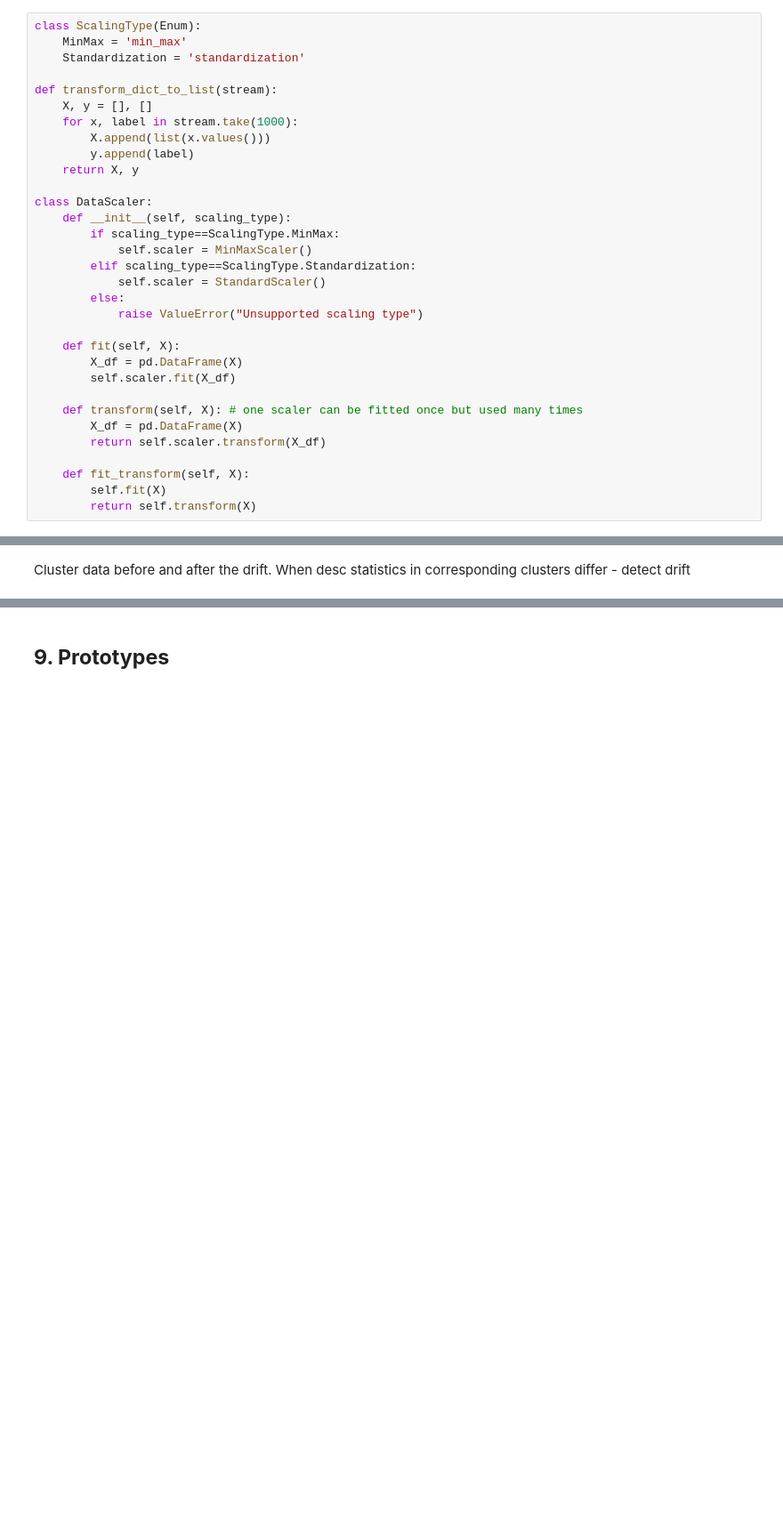
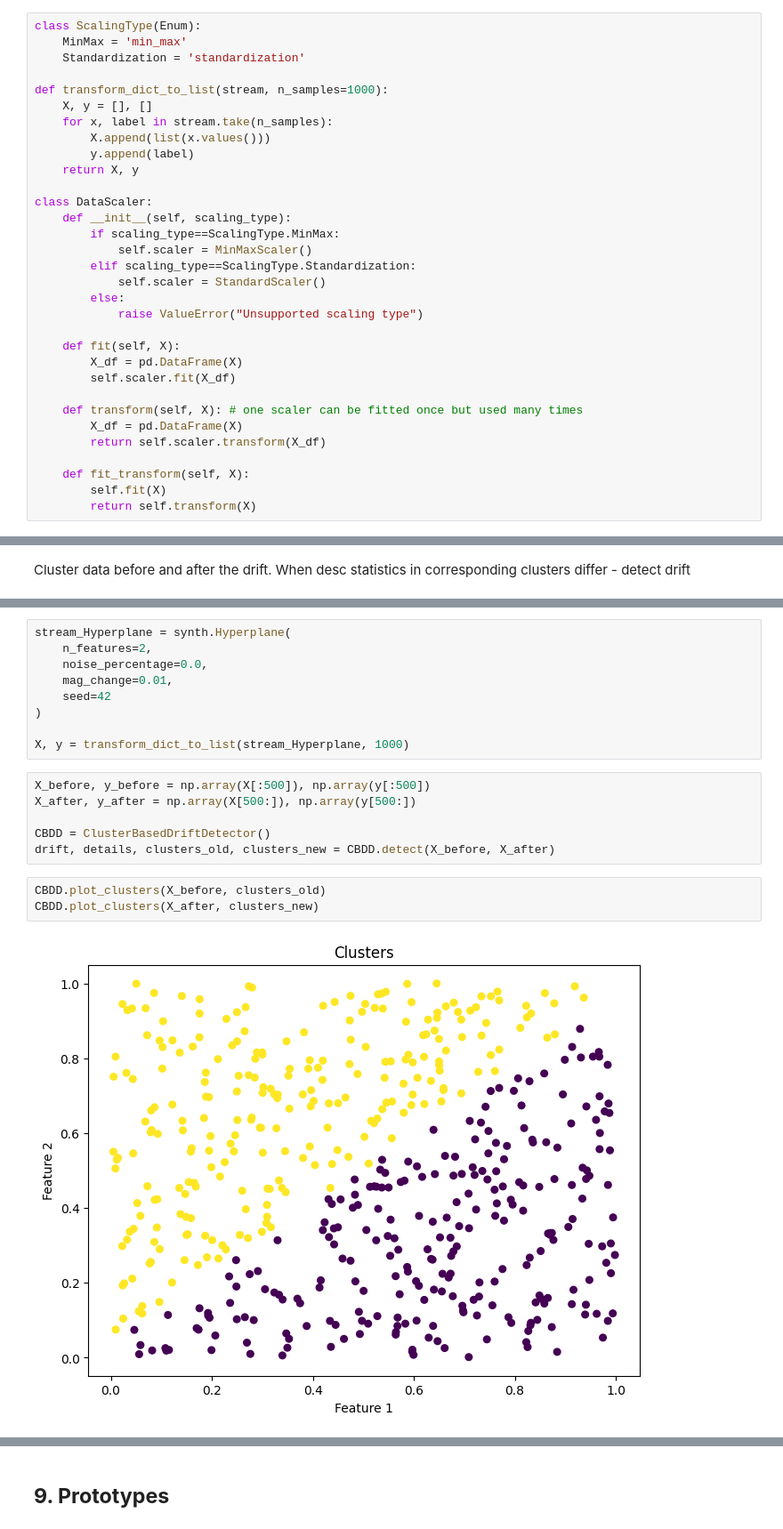
Before and after one commit to KubaCzech/DriftDetectionWithExplainableAI, a Jupyter notebook: data_drift.ipynb, the cells around one changed output, grey strips where cells are left out. Shown at 89% size. Saved outputs shown, nothing was run; the diff lists cells and outputs as text; blank space fills up the shorter version.

```diff
--- a/data_drift.ipynb
+++ b/data_drift.ipynb
@@ -126,9 +130,9 @@ class ScalingType(Enum):
     MinMax = 'min_max'
     Standardization = 'standardization'
 
-def transform_dict_to_list(stream):
+def transform_dict_to_list(stream, n_samples=1000):
     X, y = [], []
-    for x, label in stream.take(1000):
+    for x, label in stream.take(n_samples):
         X.append(list(x.values()))
         y.append(label)
     return X, y
@@ -552,3 +667,23 @@ class ClusterBasedDriftDetector(DriftDetector):
 
     def plot_drift(self):
         pass
+# %%
+stream_Hyperplane = synth.Hyperplane(
+    n_features=2,
+    noise_percentage=0.0,
+    mag_change=0.01,
+    seed=42
+)
+
+X, y = transform_dict_to_list(stream_Hyperplane, 1000)
+# %%
+X_before, y_before = np.array(X[:500]), np.array(y[:500])
+X_after, y_after = np.array(X[500:]), np.array(y[500:])
+
+CBDD = ClusterBasedDriftDetector()
+drift, details, clusters_old, clusters_new = CBDD.detect(X_before, X_after)
+# %%
+CBDD.plot_clusters(X_before, clusters_old)
+CBDD.plot_clusters(X_after, clusters_new)
+# %% [output]
+[figure, added]
```
Also changed, not shown: parts of 14 cells of this notebook.
